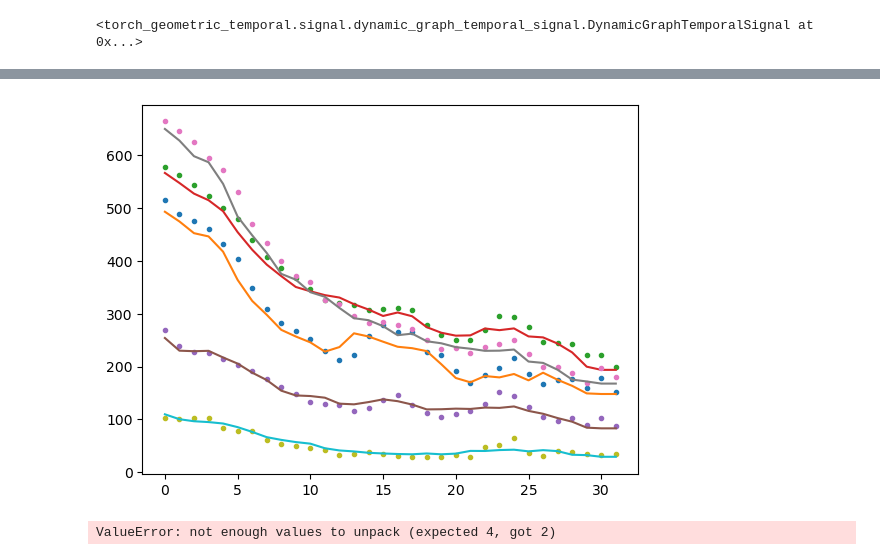
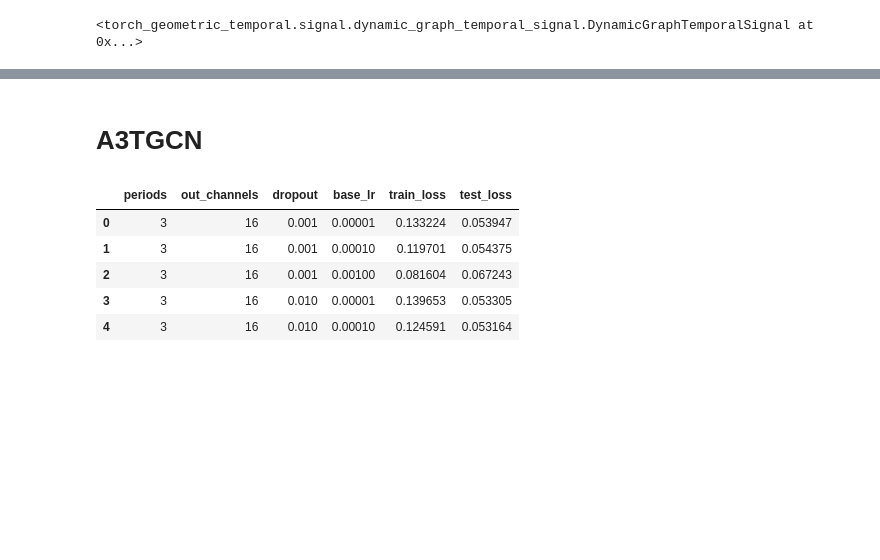
Before and after one commit to hwunrow/cgnn, a Jupyter notebook: src/main.ipynb, the cells around one changed output, grey strips where cells are left out. Cells and saved outputs as stored; diff of their text form; code cells hidden in the pictures; blank space fills up the shorter version.

```diff
--- a/src/main.ipynb
+++ b/src/main.ipynb
@@ -628,11 +749,0 @@ for i in range(yhat_array.shape[1]):
-# %%
-yhat_list = [model(snapshot.x, snapshot.edge_index, snapshot.edge_attr).detach().numpy() for time, snapshot in enumerate(test_dataset)]
-y_array = np.array([snapshot.y for snapshot in test_dataset])
-
-yhat_array = np.array(yhat_list).squeeze()
-
-for i in range(yhat_array.shape[1]):
-    plt.plot(yhat_array[:,i], '.')
-    plt.plot(y_array[:,i])
-# %% [output]
-[figure, removed]
@@ -672,26 +750,11 @@ class AttentionGCN(torch.nn.Module):
-# %%
-from tqdm import tqdm
-
-# model = RecurrentGCN(node_features = 22)
-model = AttentionGCN(node_features=22)
-
-optimizer = torch.optim.Adam(model.parameters(), lr=0.01)
-criterion = RMSLELoss()
-
-model.train()
-
-train_loss = []
-for epoch in tqdm(range(1000)):
-    cost = 0
-    for time, snapshot in enumerate(train_dataset):
-        y_hat = model(snapshot.x, snapshot.edge_index, snapshot.edge_attr)
-        cost = cost + criterion(y_hat.squeeze(), snapshot.y)
-    cost = cost / (time+1)
-    cost.backward()
-    optimizer.step()
-    optimizer.zero_grad()
-    train_loss.append(loss.cpu().detach().numpy())
-
-print(cost)
-# %% [output]
-ValueError: not enough values to unpack (expected 4, got 2)
+# %% [markdown]
+# A3TGCN
+# %%
+pd.read_csv("experiments/a3tgcn/results.csv")
+# %% [output]
+|  | periods | out_channels | dropout | base_lr | train_loss | test_loss |
+| 0 | 3 | 16 | 0.001 | 0.00001 | 0.133224 | 0.053947 |
+| 1 | 3 | 16 | 0.001 | 0.00010 | 0.119701 | 0.054375 |
+| 2 | 3 | 16 | 0.001 | 0.00100 | 0.081604 | 0.067243 |
+| 3 | 3 | 16 | 0.010 | 0.00001 | 0.139653 | 0.053305 |
+| 4 | 3 | 16 | 0.010 | 0.00010 | 0.124591 | 0.053164 |
```
Also changed, not shown: parts of 20 cells of this notebook.
